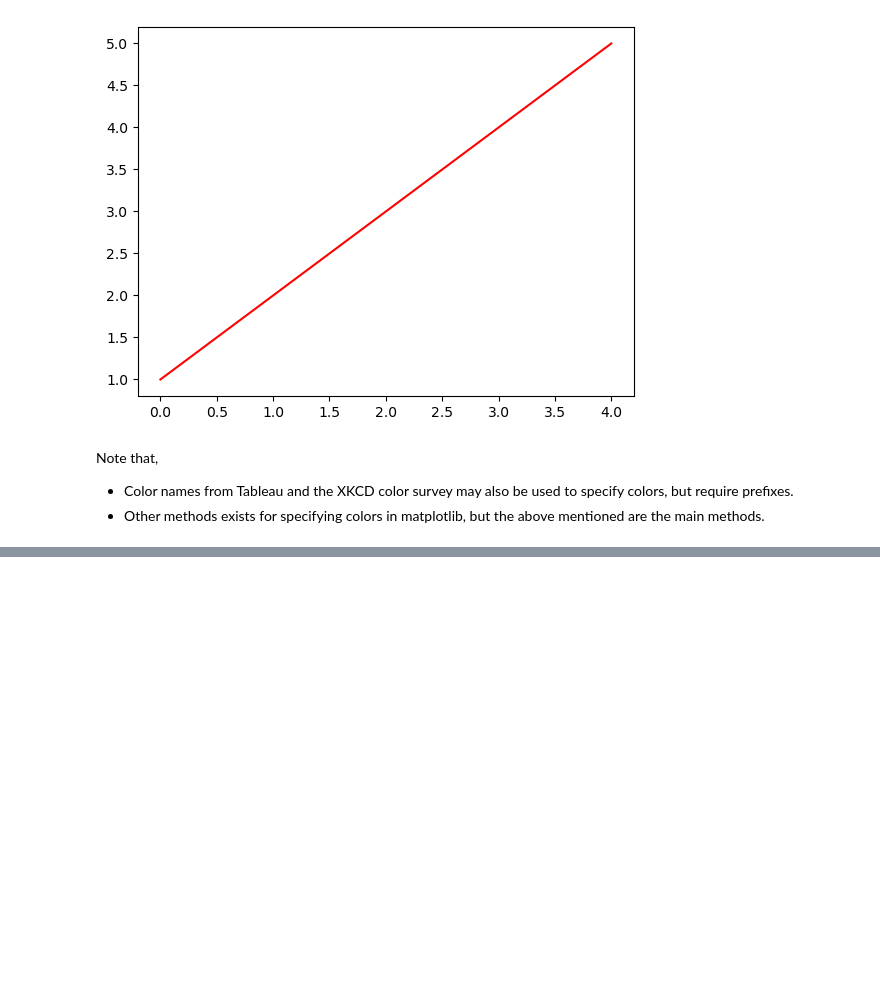
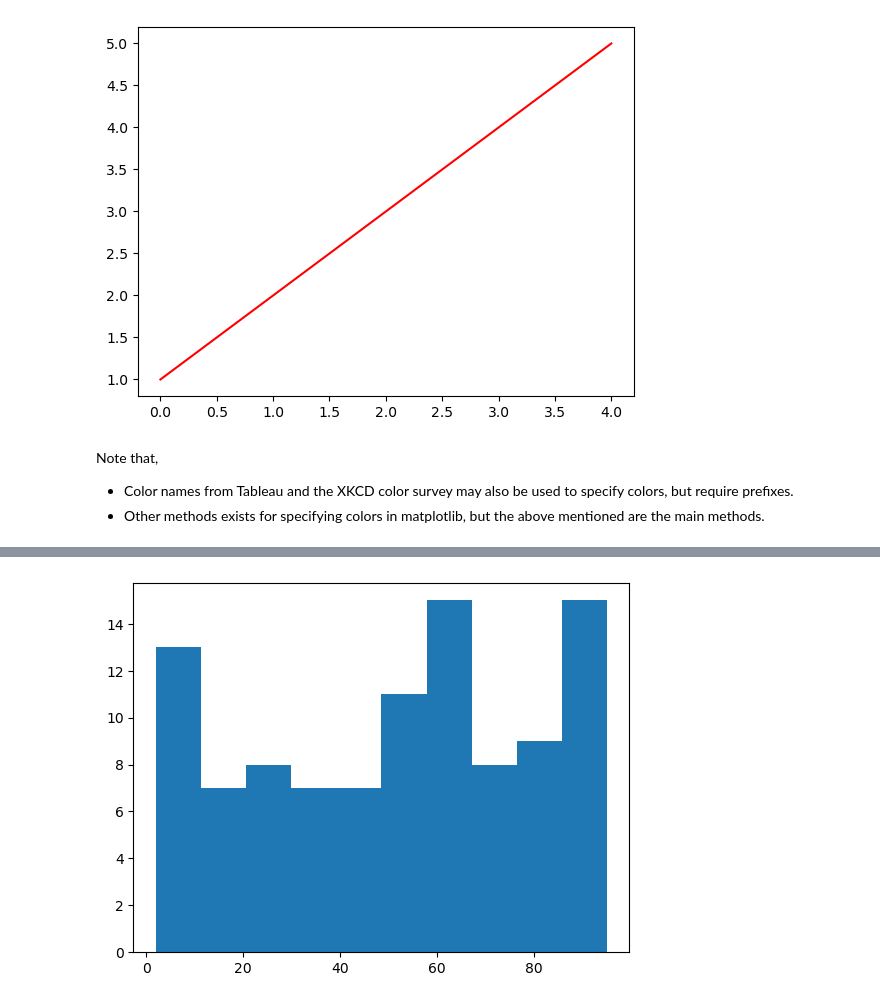
Before and after one commit to francis-ohara/intro-to-data-science, a Jupyter notebook: notebooks/5-matplotlib-exercise.ipynb, the cells around one changed output, grey strips where cells are left out. Drawn from its saved outputs; the diff is of its cells as text; code cells hidden in the pictures; blank space fills up the shorter version.

Commit message:
Update 5: matplotlib exercise

```diff
--- a/notebooks/5-matplotlib-exercise.ipynb
+++ b/notebooks/5-matplotlib-exercise.ipynb
@@ -935,0 +948,10 @@ In the following section, we will learn about the other matplotlib plot types
+# %%
+import matplotlib.pyplot as plt
+import numpy as np
+
+np.random.seed(42)  # set seed value to ensure reproducibility
+values = np.random.randint(1,100, 100)  # Generate 100 random values within the interval [1,100)
+plt.hist(values)  # plot the values in a histogram
+plt.show()  # display histogram
+# %% [output]
+[figure, added]
```
Also changed, not shown: parts of 12 cells of this notebook, 1 other file.
